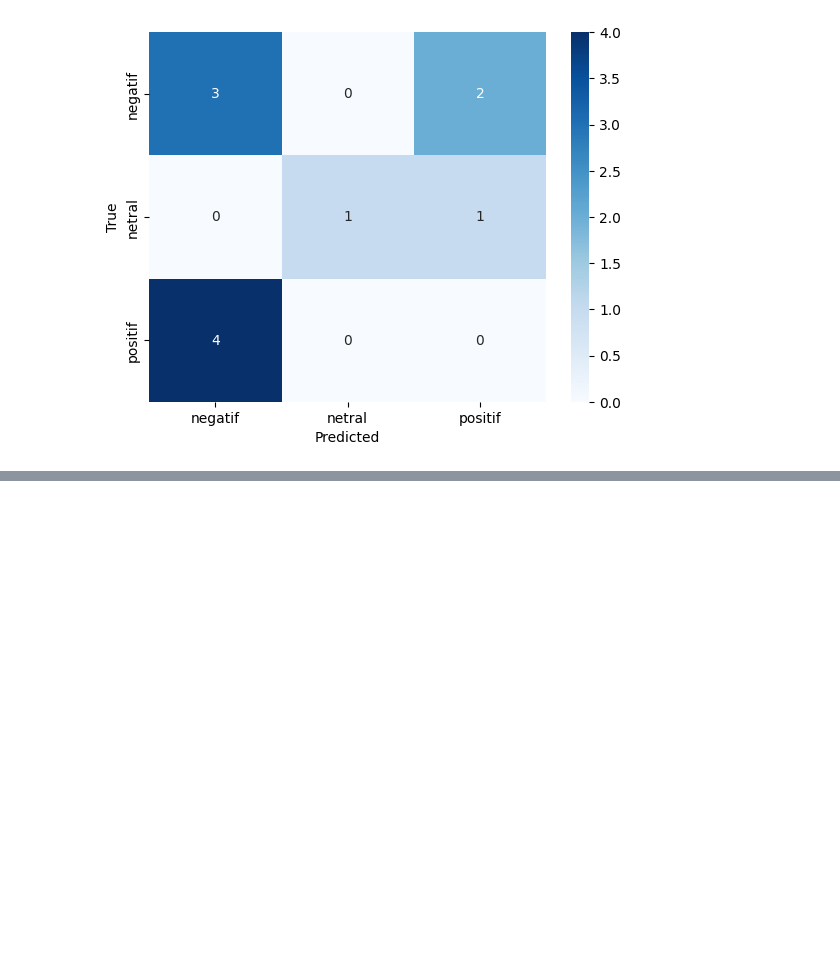
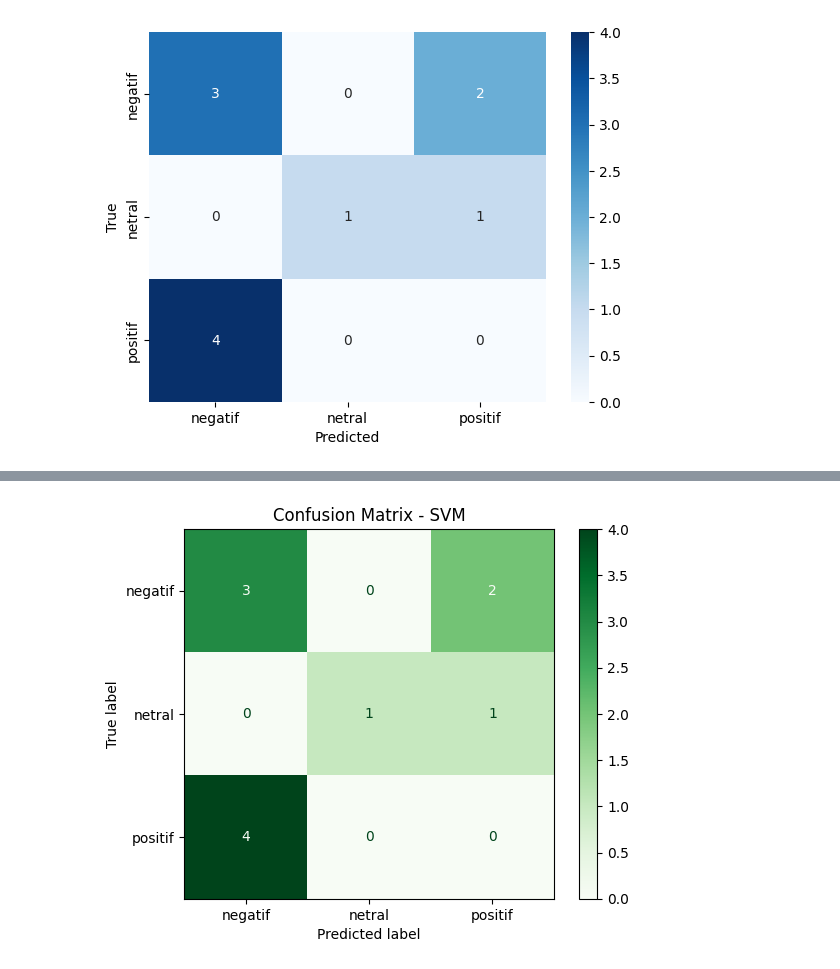
Before and after one commit to ImamIryunullah/NLP-pertemuan-5, a Jupyter notebook: wayang/SentimentAnalyzerNBSVM.ipynb, the cells around one changed output, grey strips where cells are left out. Saved outputs shown, nothing was run; the diff lists cells and outputs as text; code cells hidden in the pictures; blank space fills up the shorter version.

```diff
--- a/wayang/SentimentAnalyzerNBSVM.ipynb
+++ b/wayang/SentimentAnalyzerNBSVM.ipynb
@@ -105,0 +196,8 @@ plt.show()
+# %%
+cm_svm = confusion_matrix(y_test, y_pred_svm, labels=SVM.classes_)
+disp_svm = ConfusionMatrixDisplay(confusion_matrix=cm_svm, display_labels=SVM.classes_)
+disp_svm.plot(cmap="Greens", values_format="d")
+plt.title("Confusion Matrix - SVM")
+plt.show()
+# %% [output]
+[figure, added]
```
Also changed, not shown: parts of 5 cells of this notebook, 6 other files.
